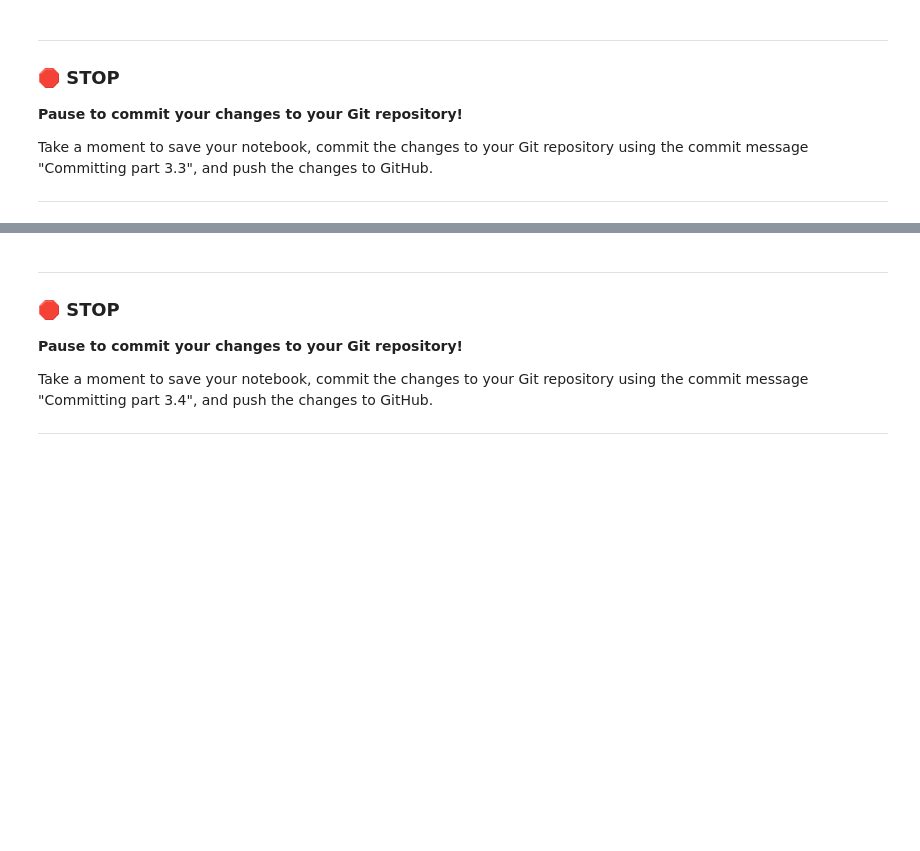
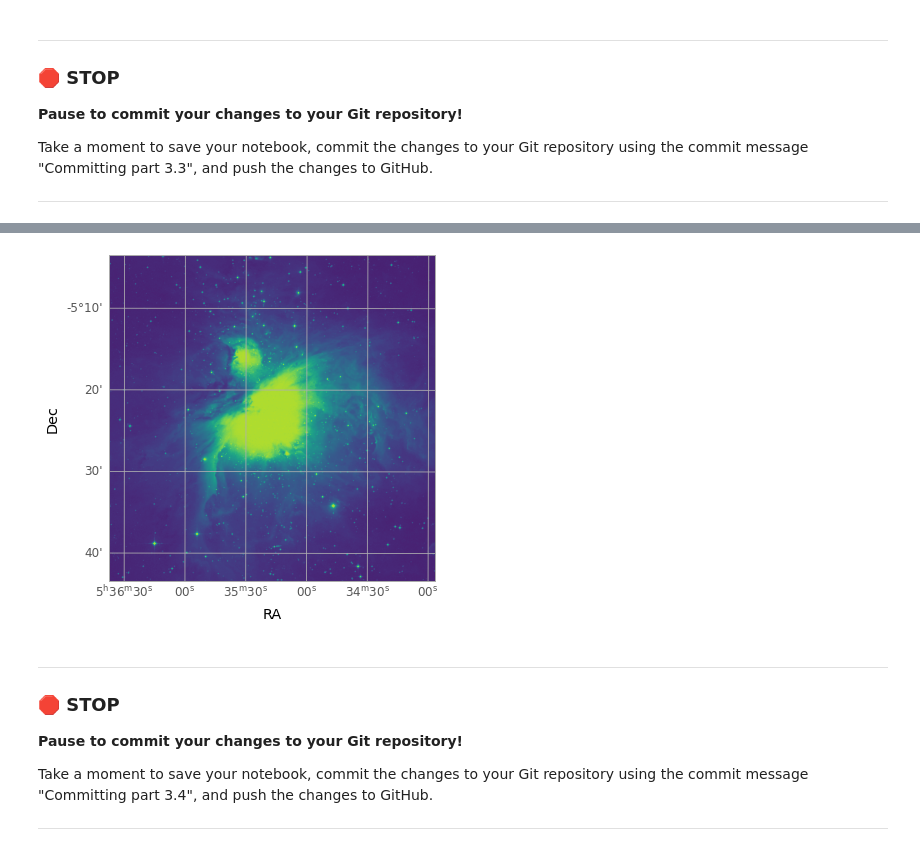
Before and after one commit to sniderry/cmse202-s21-turnin, a Jupyter notebook: hw-01/HW1.ipynb, the cells around one changed output, grey strips where cells are left out. Cells and saved outputs as stored; diff of their text form; code cells hidden in the pictures; blank space fills up the shorter version.

```diff
--- a/hw-01/HW1.ipynb
+++ b/hw-01/HW1.ipynb
@@ -323,3 +321,15 @@ Now that you've spent some time exploring the nature of these images, we're goin
+# %%
+from astropy.wcs import WCS
+coords = fits.open('https://raw.githubusercontent.com/msu-cmse-courses/cmse202-S21-student/master/data/m42_40min_ir.fits')[0]
+wcs = WCS(coords.header)
+
+wcscoord = plt.figure()
+wcscoord.add_subplot(111, projection=wcs)# help was from https://docs.astropy.org/en/stable/wcs/wcstools.html#matplotlib-plots-with-correct-wcs-projection
+plt.imshow(coords.data, origin='lower', cmap=plt.cm.viridis)
+plt.xlabel('RA')
+plt.ylabel('Dec')
+# %% [output]
+[figure, added]
 # %% [markdown]
 ---
 ### &#128721; STOP
```
Also changed, not shown: parts of 2 cells of this notebook.
